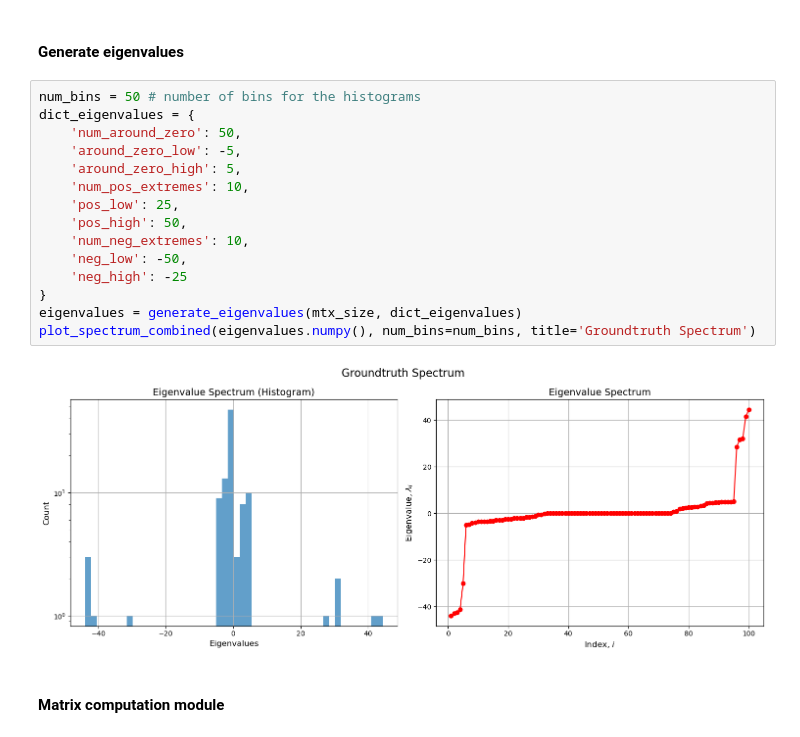
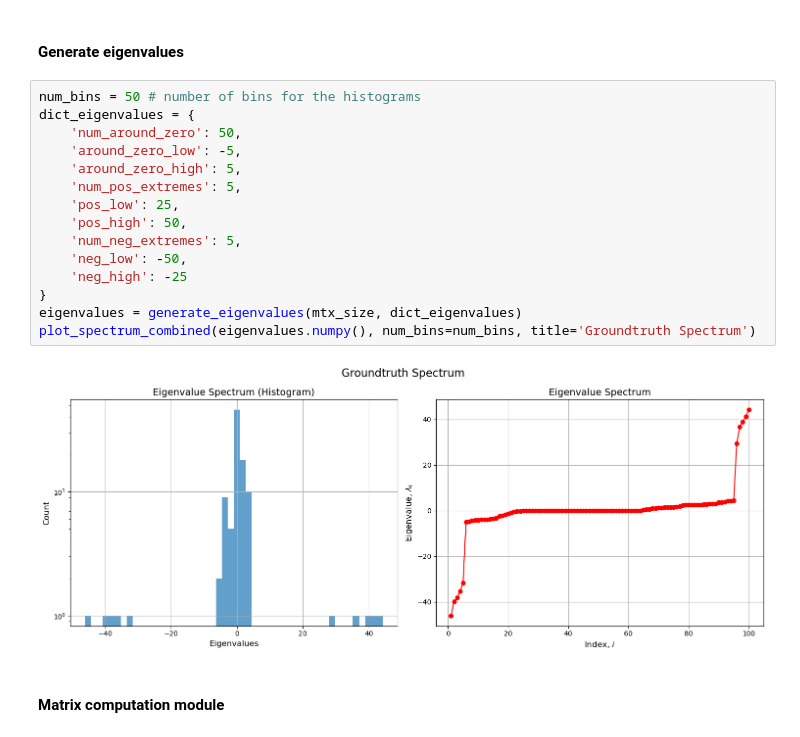
Before and after one commit to ilievanadezhda/spectral-properties-of-NN, a Jupyter notebook: lanczos/lanczos_iterations.ipynb, the cells around one changed output. Cells and saved outputs as stored; diff of their text form.

```diff
--- a/lanczos/lanczos_iterations.ipynb
+++ b/lanczos/lanczos_iterations.ipynb
@@ -18,20 +21,20 @@ seed = 10 # set seed to have the same starting vector v1 (for the Lanczos algori
 # %%
 num_bins = 50 # number of bins for the histograms
 dict_eigenvalues = {
 	'num_around_zero': 50,
 	'around_zero_low': -5,
 	'around_zero_high': 5,
-	'num_pos_extremes': 10,
+	'num_pos_extremes': 5,
 	'pos_low': 25,
 	'pos_high': 50,
-	'num_neg_extremes': 10,
+	'num_neg_extremes': 5,
 	'neg_low': -50,
 	'neg_high': -25
 }
 eigenvalues = generate_eigenvalues(mtx_size, dict_eigenvalues)
 plot_spectrum_combined(eigenvalues.numpy(), num_bins=num_bins, title='Groundtruth Spectrum')
 # %% [output]
-[figure, old version]
+[figure, new version]
 # %% [markdown]
 #### Matrix computation module
 # %%
```
Also changed, not shown: parts of 12 cells of this notebook, 3 other files.
